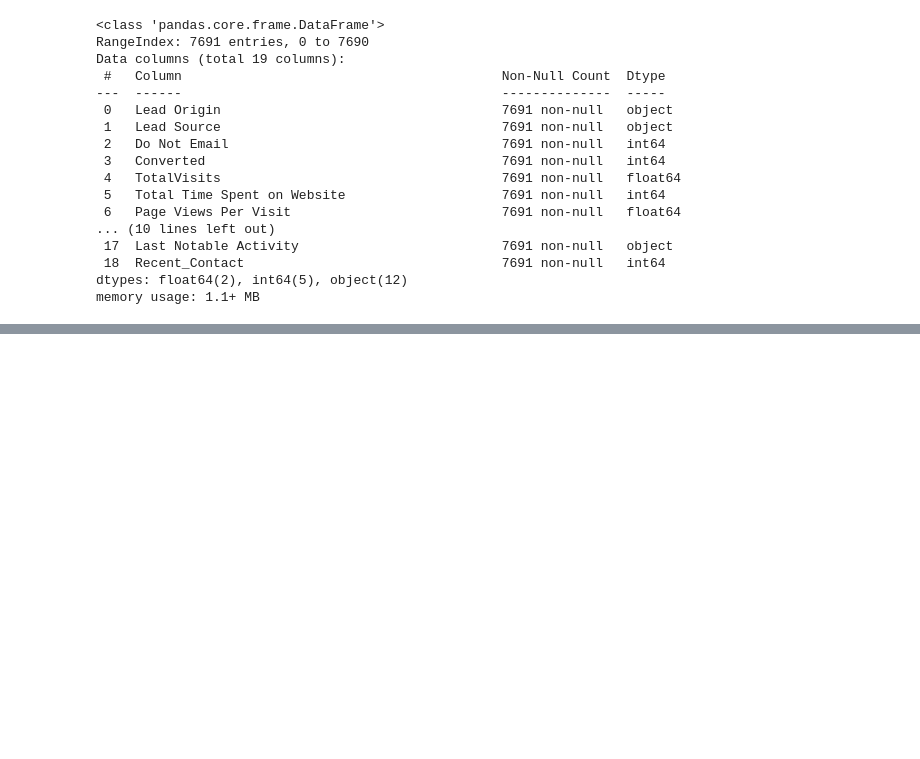
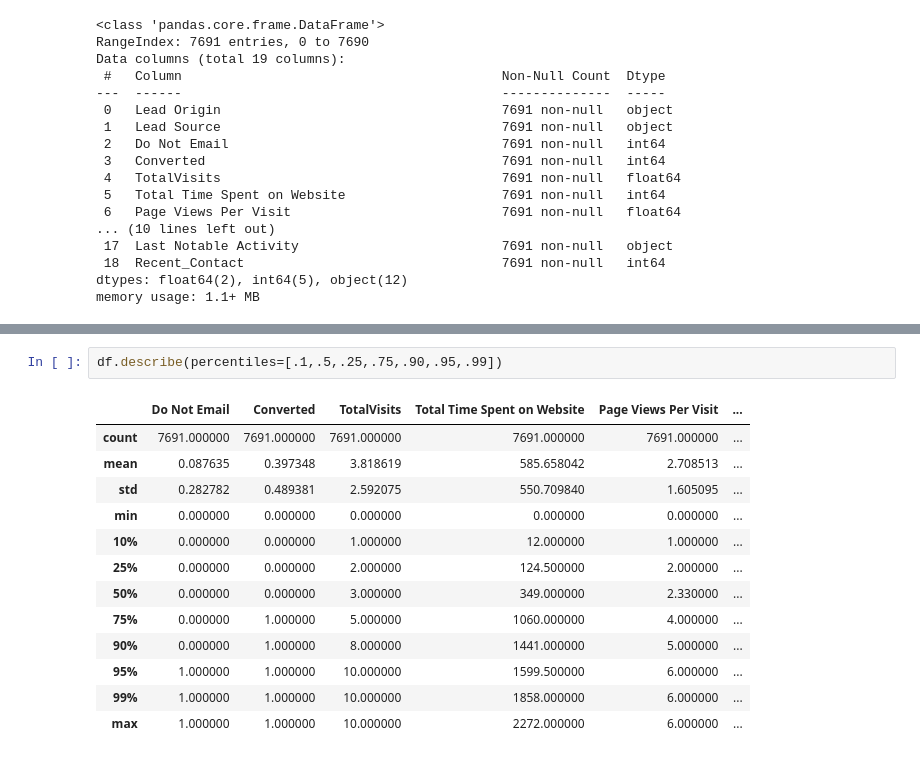
Before and after one commit to Madarakill/LS_EDU, a Jupyter notebook: Анализ набора данных.ipynb, the cells around one changed output, grey strips where cells are left out. Drawn from its saved outputs; the diff is of its cells as text; blank space fills up the shorter version.

```diff
--- a/Анализ набора данных.ipynb
+++ b/Анализ набора данных.ipynb
@@ -591,0 +669,16 @@ memory usage: 1.1+ MB
+# %%
+df.describe(percentiles=[.1,.5,.25,.75,.90,.95,.99])
+# %% [output]
+|  | Do Not Email | Converted | TotalVisits | Total Time Spent on Website | Page Views Per Visit | ... |
+| count | 7691.000000 | 7691.000000 | 7691.000000 | 7691.000000 | 7691.000000 | ... |
+| mean | 0.087635 | 0.397348 | 3.818619 | 585.658042 | 2.708513 | ... |
+| std | 0.282782 | 0.489381 | 2.592075 | 550.709840 | 1.605095 | ... |
+| min | 0.000000 | 0.000000 | 0.000000 | 0.000000 | 0.000000 | ... |
+| 10% | 0.000000 | 0.000000 | 1.000000 | 12.000000 | 1.000000 | ... |
+| 25% | 0.000000 | 0.000000 | 2.000000 | 124.500000 | 2.000000 | ... |
+| 50% | 0.000000 | 0.000000 | 3.000000 | 349.000000 | 2.330000 | ... |
+| 75% | 0.000000 | 1.000000 | 5.000000 | 1060.000000 | 4.000000 | ... |
+| 90% | 0.000000 | 1.000000 | 8.000000 | 1441.000000 | 5.000000 | ... |
+| 95% | 1.000000 | 1.000000 | 10.000000 | 1599.500000 | 6.000000 | ... |
+| 99% | 1.000000 | 1.000000 | 10.000000 | 1858.000000 | 6.000000 | ... |
+| max | 1.000000 | 1.000000 | 10.000000 | 2272.000000 | 6.000000 | ... |
```
Also changed, not shown: parts of 8 cells of this notebook.
